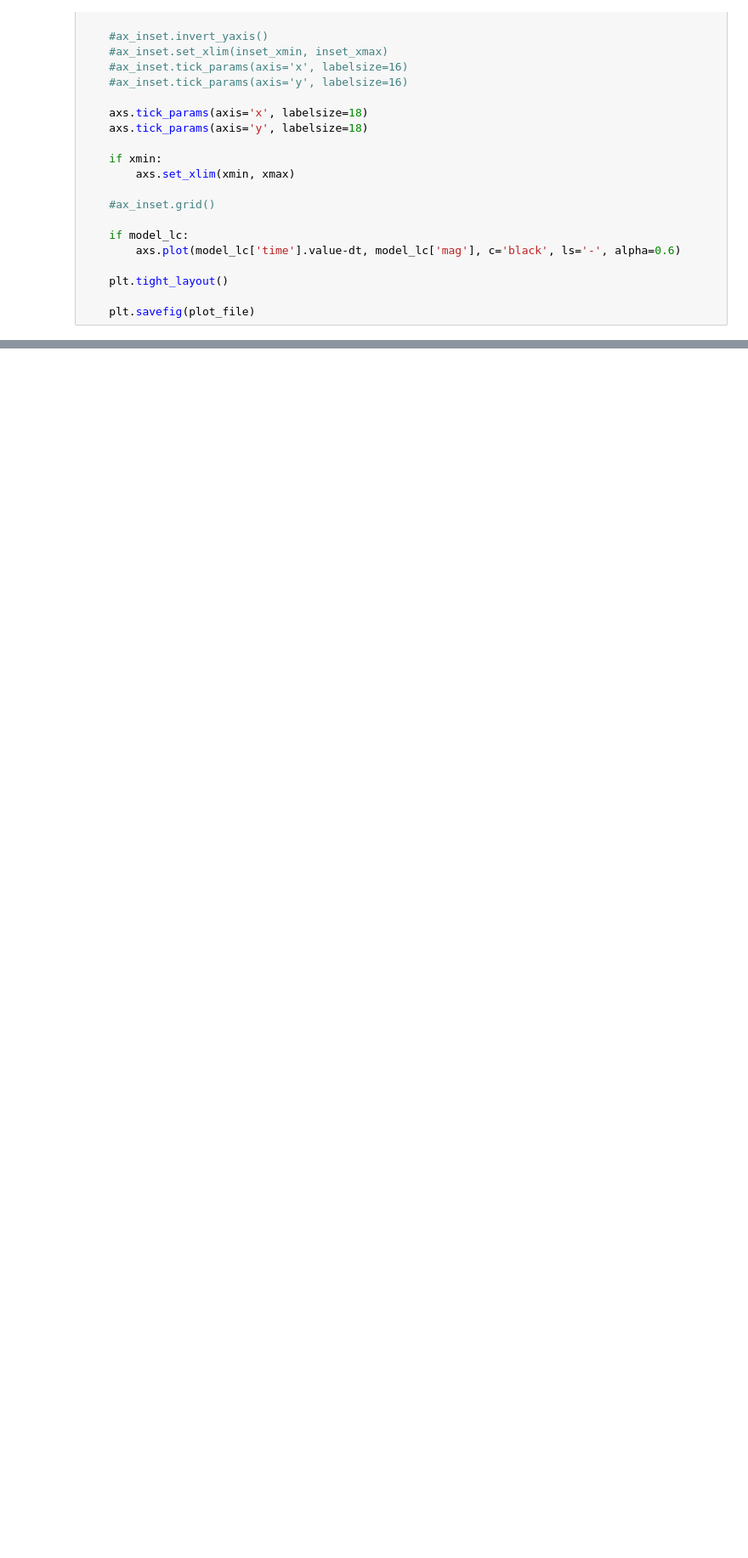
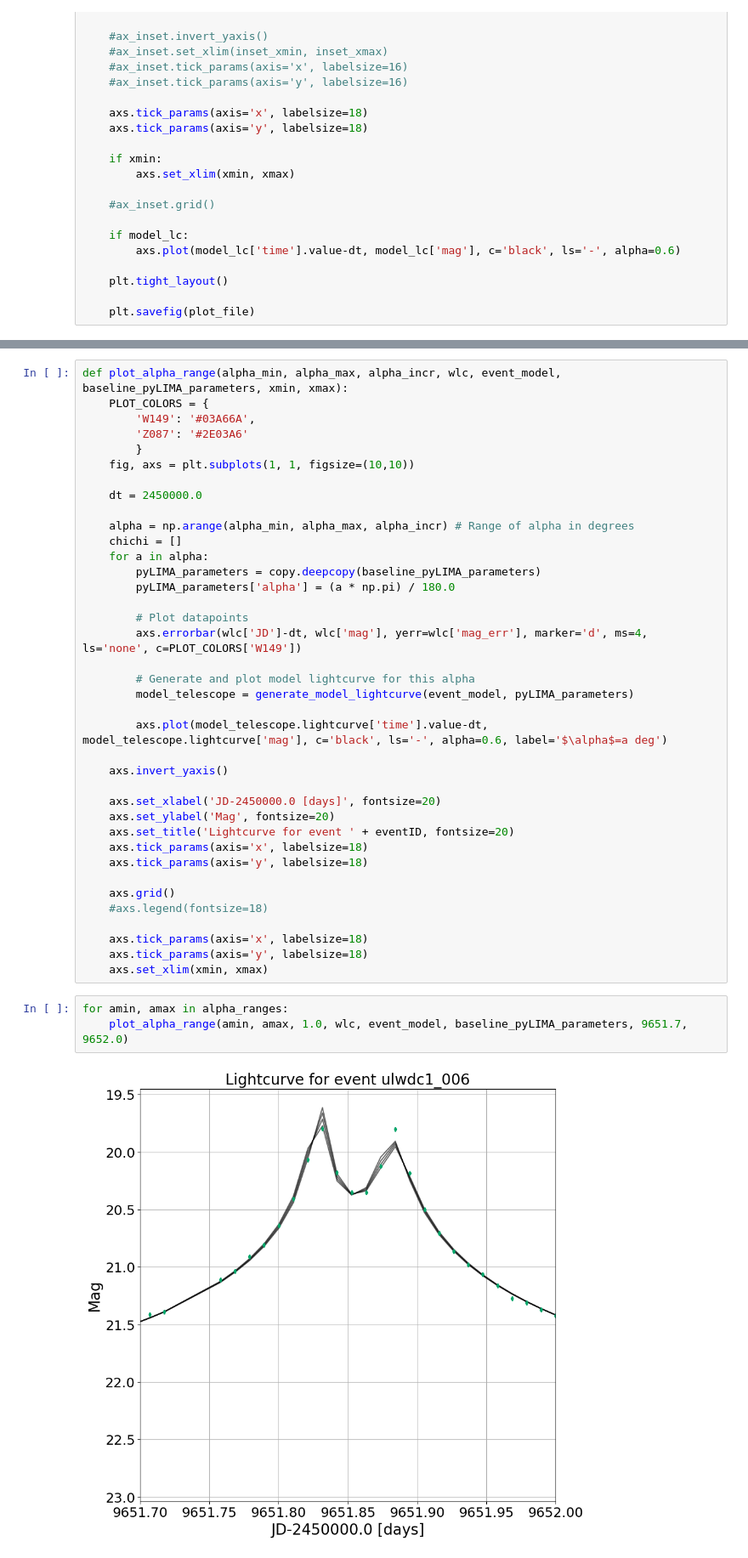
Before and after one commit to microlensing-data-challenge/evaluation_code, a Jupyter notebook: explore_alpha.ipynb, the cells around one changed output, grey strips where cells are left out. Shown at 85% size. Drawn from its saved outputs; the diff is of its cells as text; blank space fills up the shorter version.

```diff
--- a/explore_alpha.ipynb
+++ b/explore_alpha.ipynb
@@ -262,0 +388,43 @@ plot_lc(wlc, zlc, 0.0, 0.0, plot_file, xmin=9651, xmax=9653, model_lc=model_tele
+# %%
+def plot_alpha_range(alpha_min, alpha_max, alpha_incr, wlc, event_model, baseline_pyLIMA_parameters, xmin, xmax):
+    PLOT_COLORS = {
+        'W149': '#03A66A',
+        'Z087': '#2E03A6'
+        }
+    fig, axs = plt.subplots(1, 1, figsize=(10,10))
+
+    dt = 2450000.0
+
+    alpha = np.arange(alpha_min, alpha_max, alpha_incr) # Range of alpha in degrees
+    chichi = []
+    for a in alpha:
+        pyLIMA_parameters = copy.deepcopy(baseline_pyLIMA_parameters)
+        pyLIMA_parameters['alpha'] = (a * np.pi) / 180.0
+
+        # Plot datapoints
+        axs.errorbar(wlc['JD']-dt, wlc['mag'], yerr=wlc['mag_err'], marker='d', ms=4, ls='none', c=PLOT_COLORS['W149'])
+
+        # Generate and plot model lightcurve for this alpha
+        model_telescope = generate_model_lightcurve(event_model, pyLIMA_parameters)
+
+        axs.plot(model_telescope.lightcurve['time'].value-dt, model_telescope.lightcurve['mag'], c='black', ls='-', alpha=0.6, label='$\alpha$=a deg')
+
+    axs.invert_yaxis()
+
+    axs.set_xlabel('JD-2450000.0 [days]', fontsize=20)
+    axs.set_ylabel('Mag', fontsize=20)
+    axs.set_title('Lightcurve for event ' + eventID, fontsize=20)
+    axs.tick_params(axis='x', labelsize=18)
+    axs.tick_params(axis='y', labelsize=18)
+
+    axs.grid()
+    #axs.legend(fontsize=18)
+
+    axs.tick_params(axis='x', labelsize=18)
+    axs.tick_params(axis='y', labelsize=18)
+    axs.set_xlim(xmin, xmax)
+# %%
+for amin, amax in alpha_ranges:
+    plot_alpha_range(amin, amax, 1.0, wlc, event_model, baseline_pyLIMA_parameters, 9651.7, 9652.0)
+# %% [output]
+[figure, added]
```
Also changed, not shown: parts of 20 cells of this notebook.
